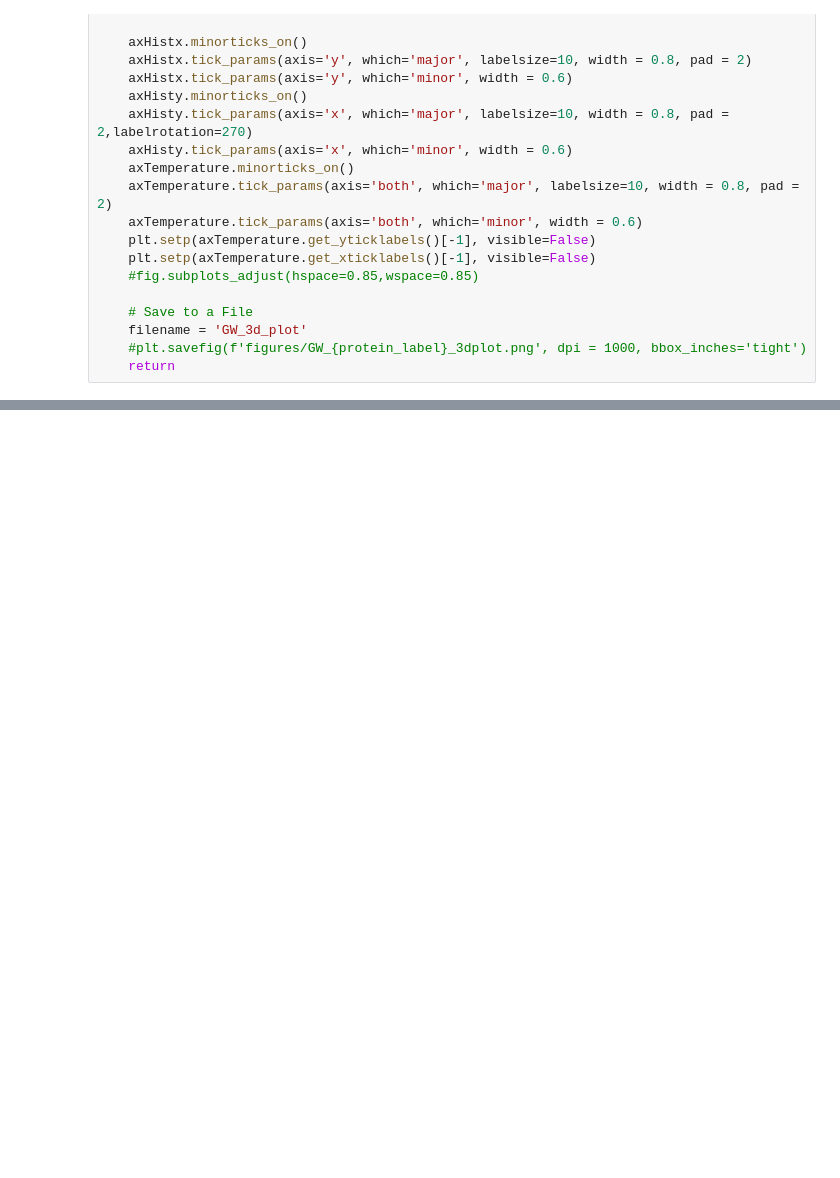
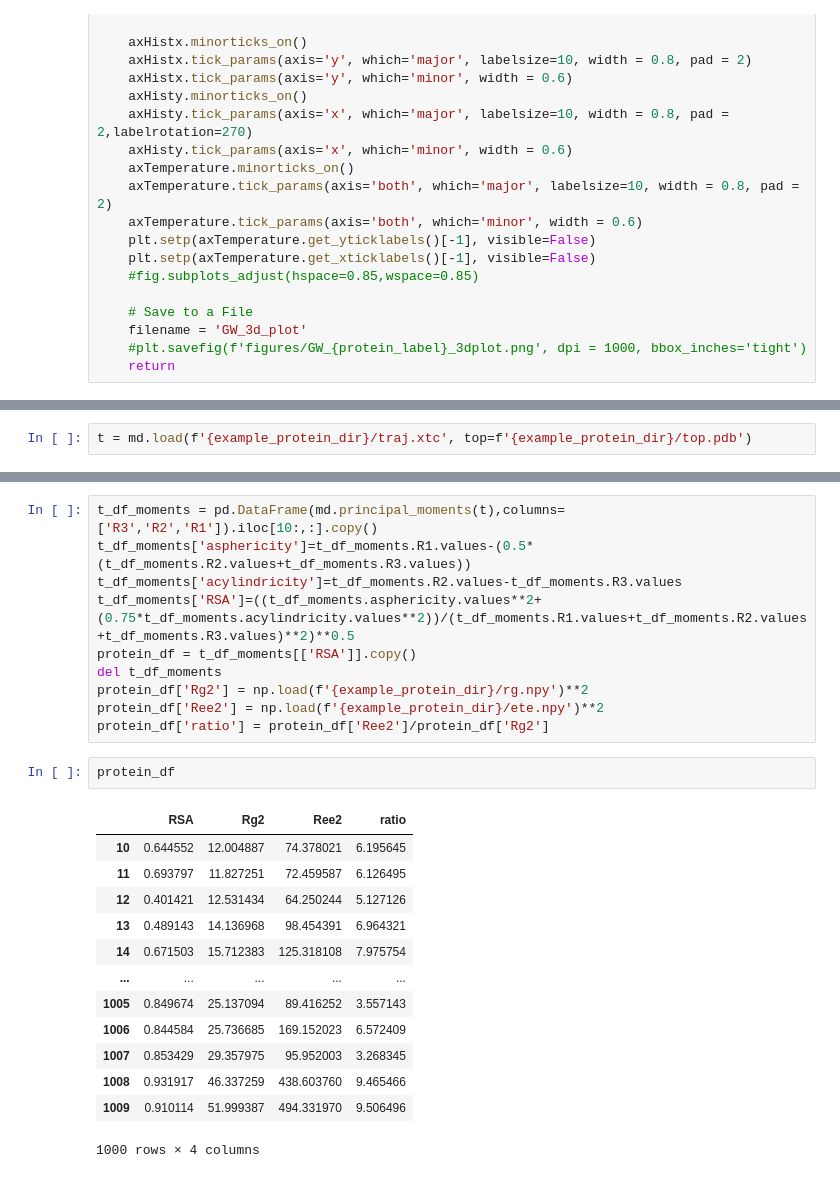
Before and after one commit to hshadman/larsen_paper_IDR_properties, a Jupyter notebook: IDROME_RSA_based.ipynb, the cells around one changed output, grey strips where cells are left out. Cells and saved outputs as stored; diff of their text form; blank space fills up the shorter version.

```diff
--- a/IDROME_RSA_based.ipynb
+++ b/IDROME_RSA_based.ipynb
@@ -284,0 +355,2 @@ def protein_3dplot_against_GW(protein_var,protein_label,second_obj,provided_colo
+# %%
+t = md.load(f'{example_protein_dir}/traj.xtc', top=f'{example_protein_dir}/top.pdb')
@@ -284,0 +377,26 @@ def protein_3dplot_against_GW(protein_var,protein_label,second_obj,provided_colo
+# %%
+t_df_moments = pd.DataFrame(md.principal_moments(t),columns=['R3','R2','R1']).iloc[10:,:].copy()
+t_df_moments['asphericity']=t_df_moments.R1.values-(0.5*(t_df_moments.R2.values+t_df_moments.R3.values))
+t_df_moments['acylindricity']=t_df_moments.R2.values-t_df_moments.R3.values
+t_df_moments['RSA']=((t_df_moments.asphericity.values**2+(0.75*t_df_moments.acylindricity.values**2))/(t_df_moments.R1.values+t_df_moments.R2.values+t_df_moments.R3.values)**2)**0.5
+protein_df = t_df_moments[['RSA']].copy()
+del t_df_moments
+protein_df['Rg2'] = np.load(f'{example_protein_dir}/rg.npy')**2
+protein_df['Ree2'] = np.load(f'{example_protein_dir}/ete.npy')**2
+protein_df['ratio'] = protein_df['Ree2']/protein_df['Rg2']
+# %%
+protein_df
+# %% [output]
+|  | RSA | Rg2 | Ree2 | ratio |
+| 10 | 0.644552 | 12.004887 | 74.378021 | 6.195645 |
+| 11 | 0.693797 | 11.827251 | 72.459587 | 6.126495 |
+| 12 | 0.401421 | 12.531434 | 64.250244 | 5.127126 |
+| 13 | 0.489143 | 14.136968 | 98.454391 | 6.964321 |
+| 14 | 0.671503 | 15.712383 | 125.318108 | 7.975754 |
+| ... | ... | ... | ... | ... |
+| 1005 | 0.849674 | 25.137094 | 89.416252 | 3.557143 |
+| 1006 | 0.844584 | 25.736685 | 169.152023 | 6.572409 |
+| 1007 | 0.853429 | 29.357975 | 95.952003 | 3.268345 |
+| 1008 | 0.931917 | 46.337259 | 438.603760 | 9.465466 |
+| 1009 | 0.910114 | 51.999387 | 494.331970 | 9.506496 |
+1000 rows × 4 columns
```
Also changed, not shown: parts of 8 cells of this notebook.
